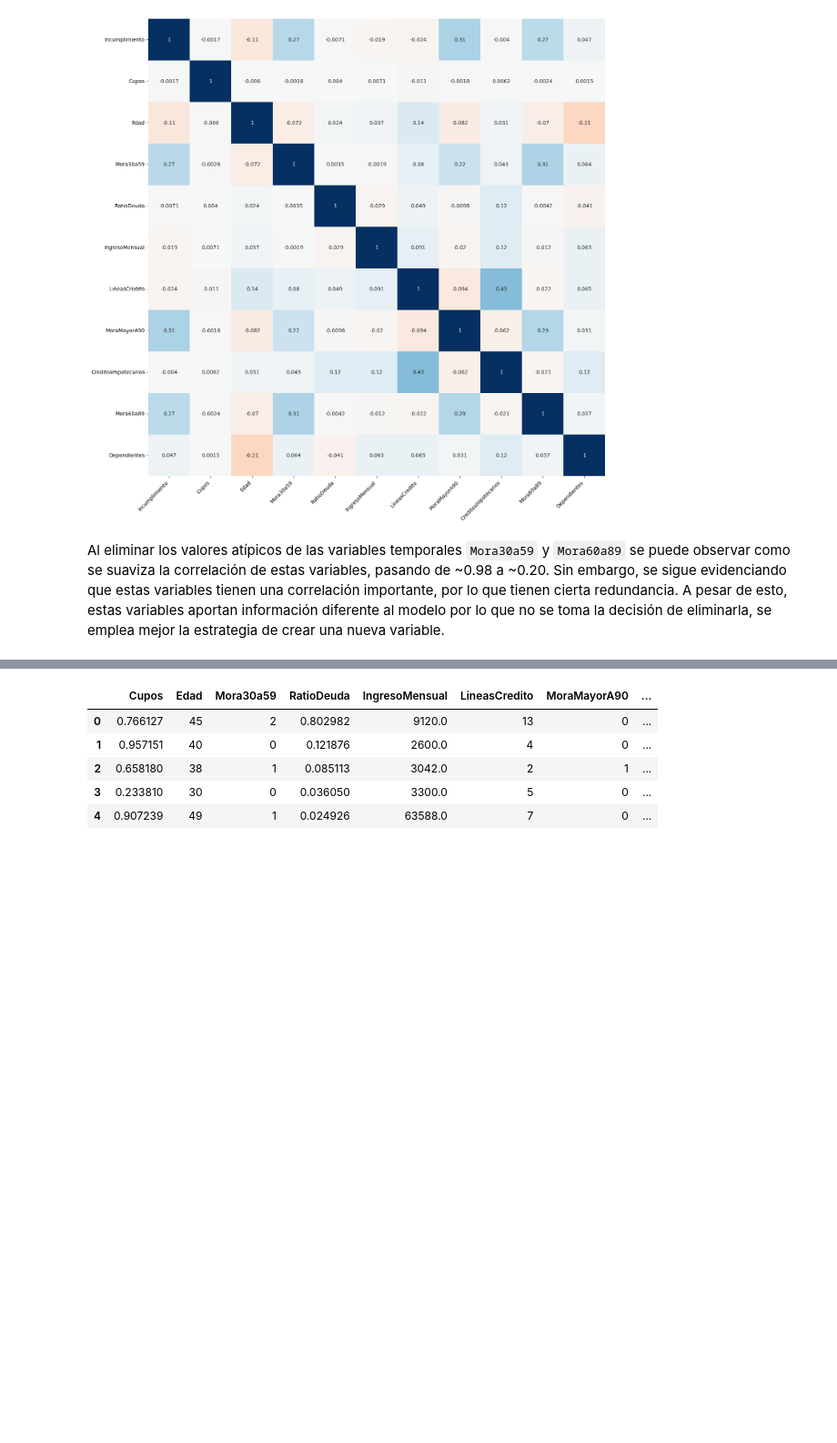
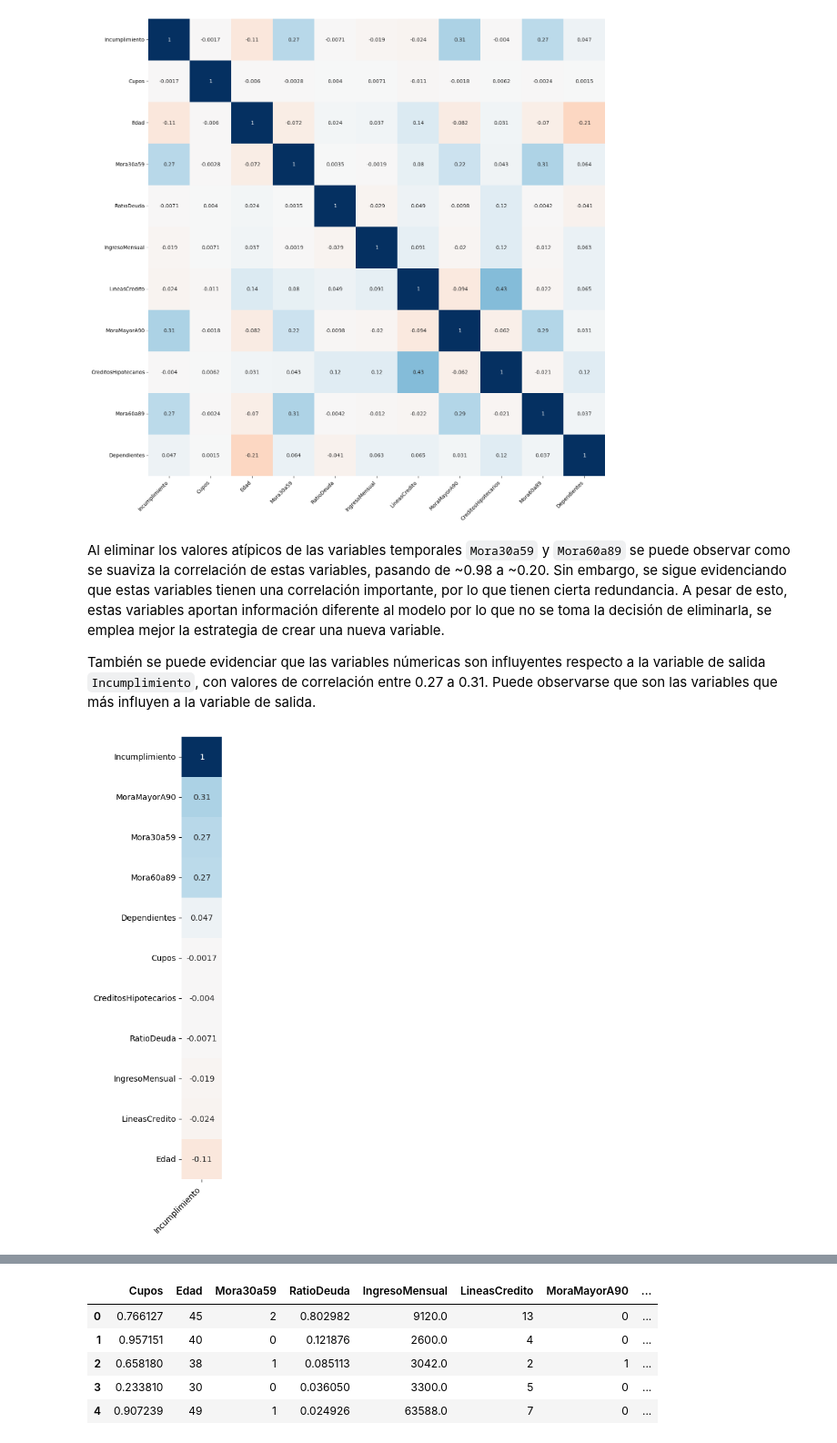
Before and after one commit to 00Fede/givemesomecredit, a Jupyter notebook: Preprocessing.ipynb, the cells around one changed output, grey strips where cells are left out. Shown: that part at 91% size. Drawn from its saved outputs; the diff is of its cells as text; code cells hidden in the pictures; blank space fills up the shorter version.

Commit message:
Analisis correlacion variables temporales y nueva variable

```diff
--- a/Preprocessing.ipynb
+++ b/Preprocessing.ipynb
@@ -161,3 +161,31 @@ ax.tick_params(labelsize = 10)
 [figure]
 # %% [markdown]
 Al eliminar los valores atípicos de las variables temporales `Mora30a59` y `Mora60a89` se puede observar como se suaviza la correlación de estas variables, pasando de ~0.98 a ~0.20. Sin embargo, se sigue evidenciando que estas variables tienen una correlación importante, por lo que tienen cierta redundancia. A pesar de esto, estas variables aportan información diferente al modelo por lo que no se toma la decisión de eliminarla, se emplea mejor la estrategia de crear una nueva variable.
+
+También se puede evidenciar que las variables númericas son influyentes respecto a la variable de salida `Incumplimiento`, con valores de correlación entre 0.27 a 0.31. Puede observarse que son las variables que más influyen a la variable de salida.
+# %%
+fig, ax = plt.subplots(nrows=1, ncols=1, figsize=(2, 10))
+
+# make this plot horizontally
+sns.heatmap(
+    matrizCorr[['Incumplimiento']].sort_values(by=['Incumplimiento'], ascending=False),
+    annot     = True,
+    cbar      = False,
+    annot_kws = {"size": 10},
+    vmin      = -1,
+    vmax      = 1,
+    center    = 0,
+    cmap      = 'RdBu', #sns.diverging_palette(20, 220, n=200),
+    square    = True,
+    ax        = ax
+)
+
+ax.set_xticklabels(
+    ax.get_xticklabels(),
+    rotation = 45,
+    horizontalalignment = 'right',
+)
+
+ax.tick_params(labelsize = 10)
+# %% [output]
+[figure, added]
```
Also changed, not shown: parts of 9 cells of this notebook.
